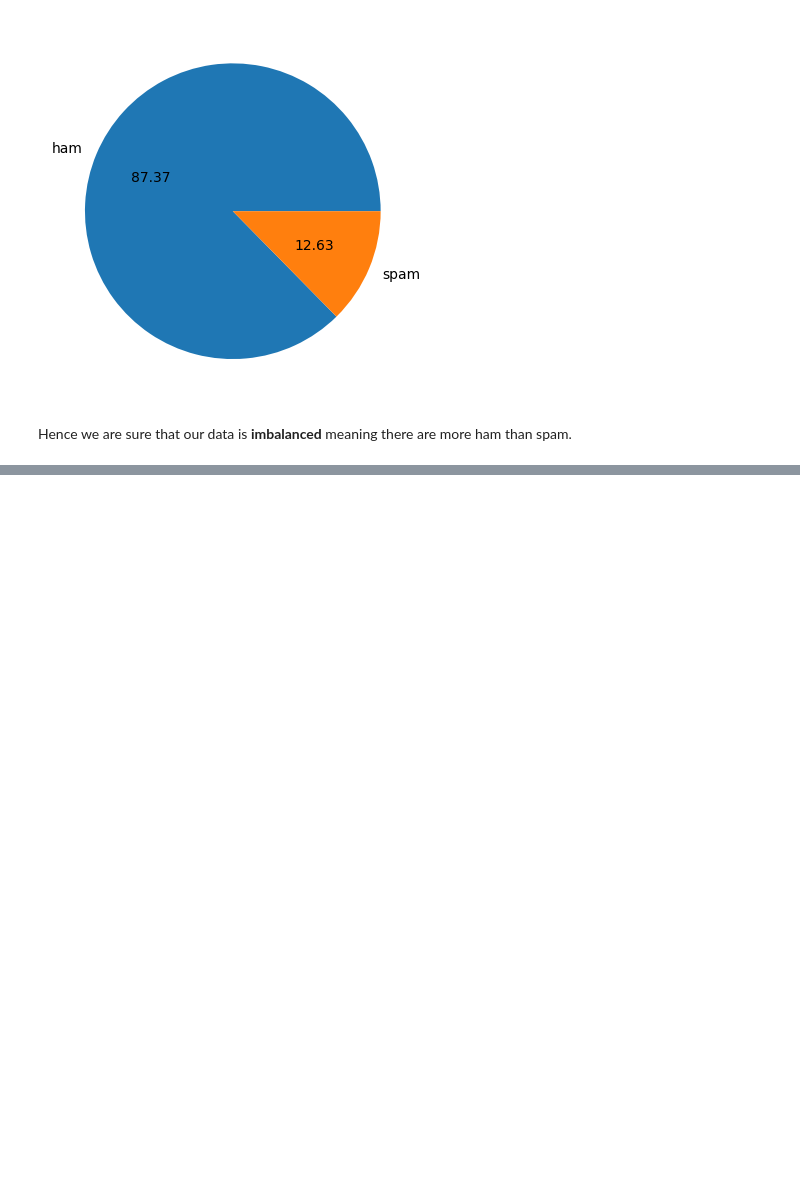
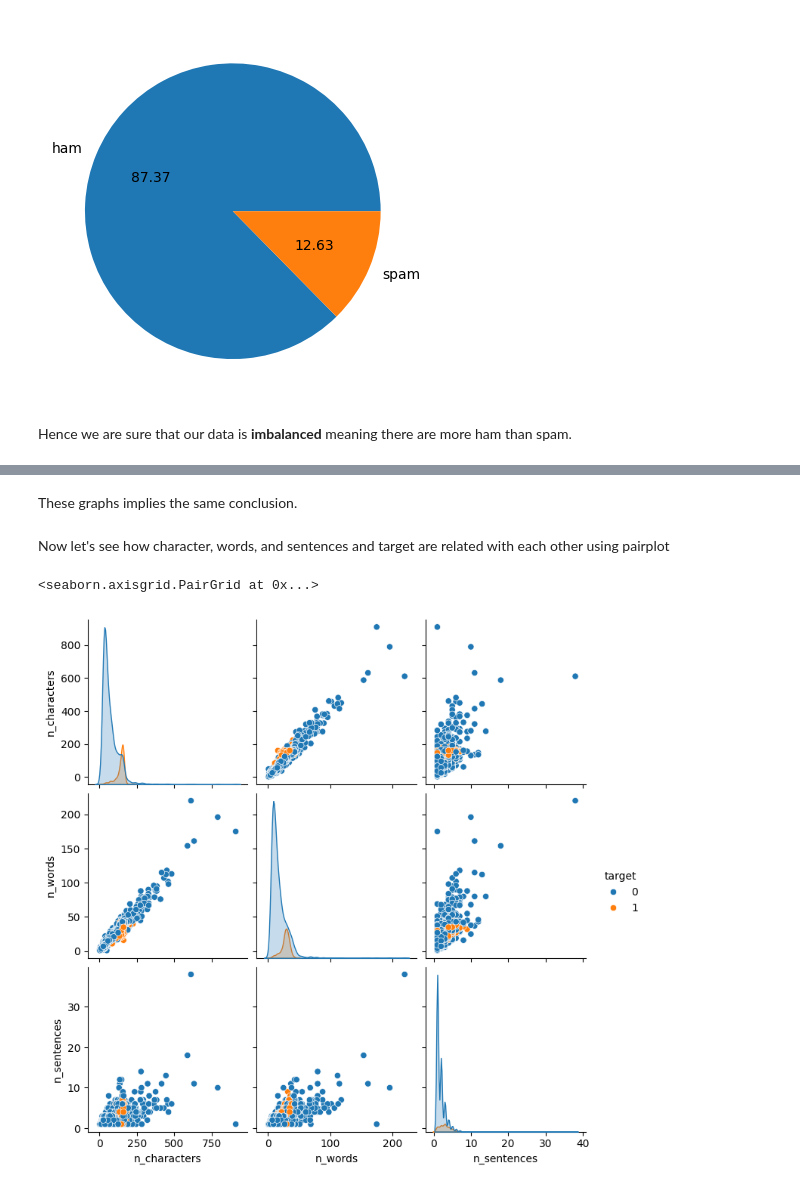
Before and after one commit to M-Awwab-Khan/spam-sms-classifier, a Jupyter notebook: sms_spam_classifier.ipynb, the cells around one changed output, grey strips where cells are left out. Cells and saved outputs as stored; diff of their text form; code cells hidden in the pictures; blank space fills up the shorter version.

```diff
--- a/sms_spam_classifier.ipynb
+++ b/sms_spam_classifier.ipynb
@@ -142,0 +243,9 @@ Hence we are sure that our data is **imbalanced** meaning there are more ham tha
+# %% [markdown]
+These graphs implies the same conclusion.
+# %% [markdown]
+Now let's see how character, words, and sentences and target are related with each other using pairplot
+# %%
+sns.pairplot(df,hue='target')
+# %% [output]
+<seaborn.axisgrid.PairGrid at 0x...>
+[figure, added]
```
Also changed, not shown: parts of 21 cells of this notebook.
